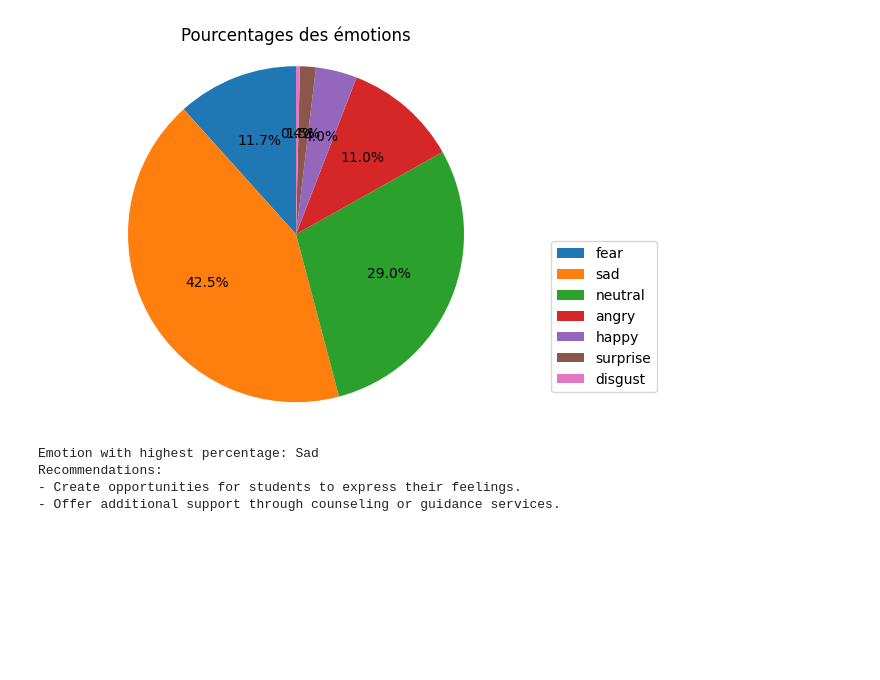
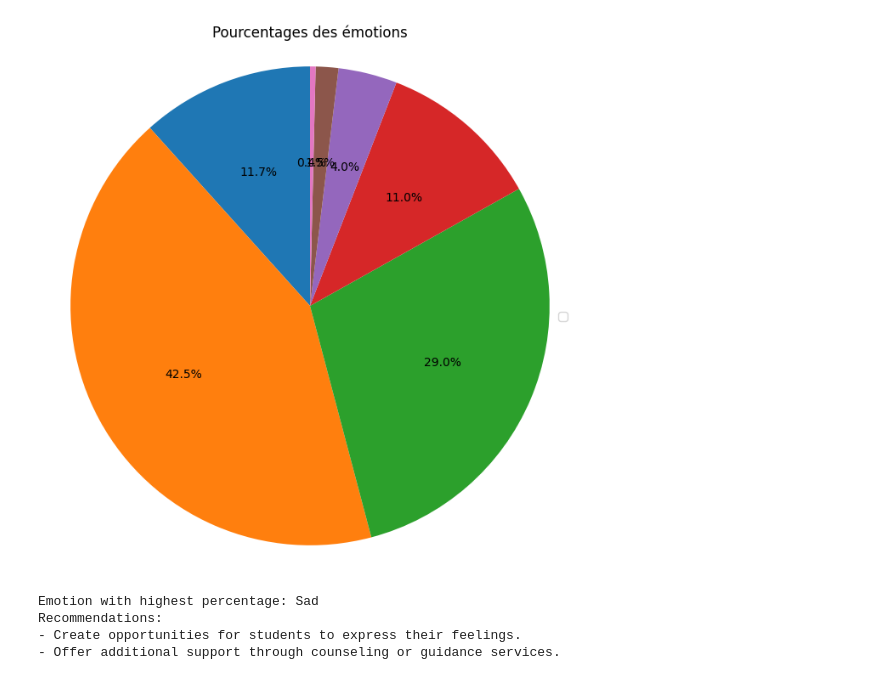
Before and after one commit to asmaounajaren/visual_learn_project, a Jupyter notebook: Results.ipynb, the cells around one changed output. Cells and saved outputs as stored; diff of their text form; code cells hidden in the pictures; blank space fills up the shorter version.

Commit message:
add charts and database

```diff
--- a/Results.ipynb
+++ b/Results.ipynb
@@ -3,38 +3,38 @@ import csv
 import matplotlib.pyplot as plt
 
 def create_emotion_pie_chart(csv_file):
     emotions = {}
     with open(csv_file, 'r') as file:
         csv_reader = csv.DictReader(file)
         for row in csv_reader:
             emotion = row['emotion']
             percentage = int(row['pourcentage_emotion'])
             if emotion in emotions:
                 emotions[emotion] += percentage
             else:
                 emotions[emotion] = percentage
 
     labels = list(emotions.keys())
     sizes = list(emotions.values())
+    fig1, ax1 = plt.subplots(figsize=(8, 8))
 
-    fig1, ax1 = plt.subplots()
     patches, texts, _ = ax1.pie(sizes,  autopct='%1.1f%%', startangle=90)
 
-    # Ajout de l'annotation de l'émotion et de son pourcentage
+    # # Ajout de l'annotation de l'émotion et de son pourcentage
     annotations = []
-    for i, (label, size) in enumerate(zip(labels, sizes)):
-        annotations.append(f"{label}")
+    # for i, (label, size) in enumerate(zip(labels, sizes)):
+    #     annotations.append(f"{label}")
 
     plt.legend(patches, annotations, loc="best",bbox_to_anchor=(1, 0.5))
 
     ax1.axis('equal')  # Equal aspect ratio ensures that pie is drawn as a circle.
     plt.title('Pourcentages des émotions')
     plt.show()
 
 # Exemple d'utilisation :
 create_emotion_pie_chart('merged_output.csv')
 # %% [output]
-[figure, old version]
+[figure, new version]
 # %%
 import csv
 
```
Also changed, not shown: parts of 1 cell of this notebook, 5 other files.
